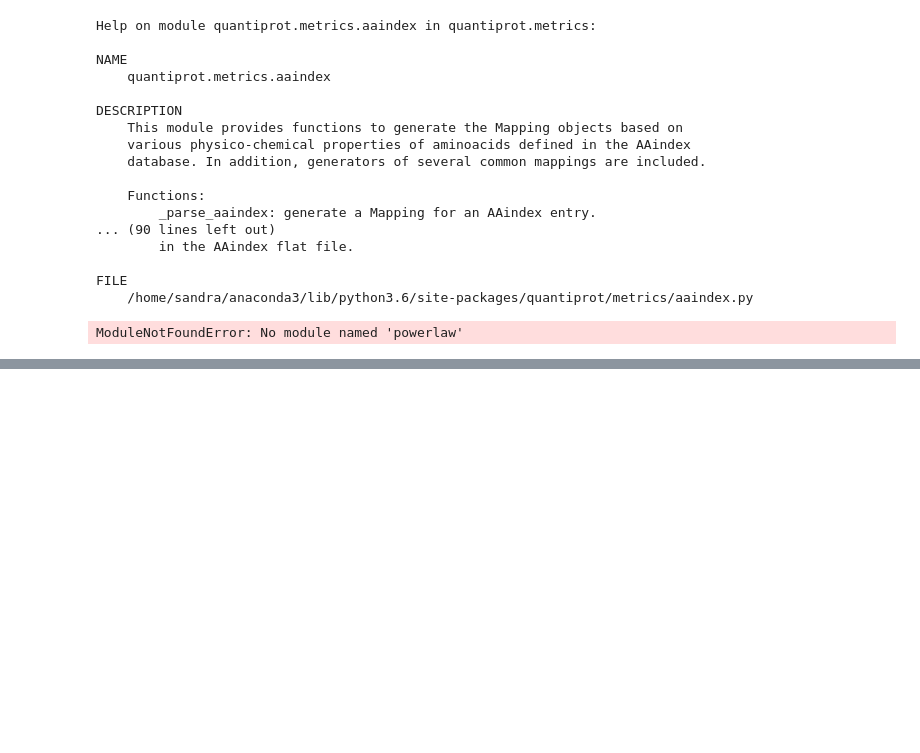
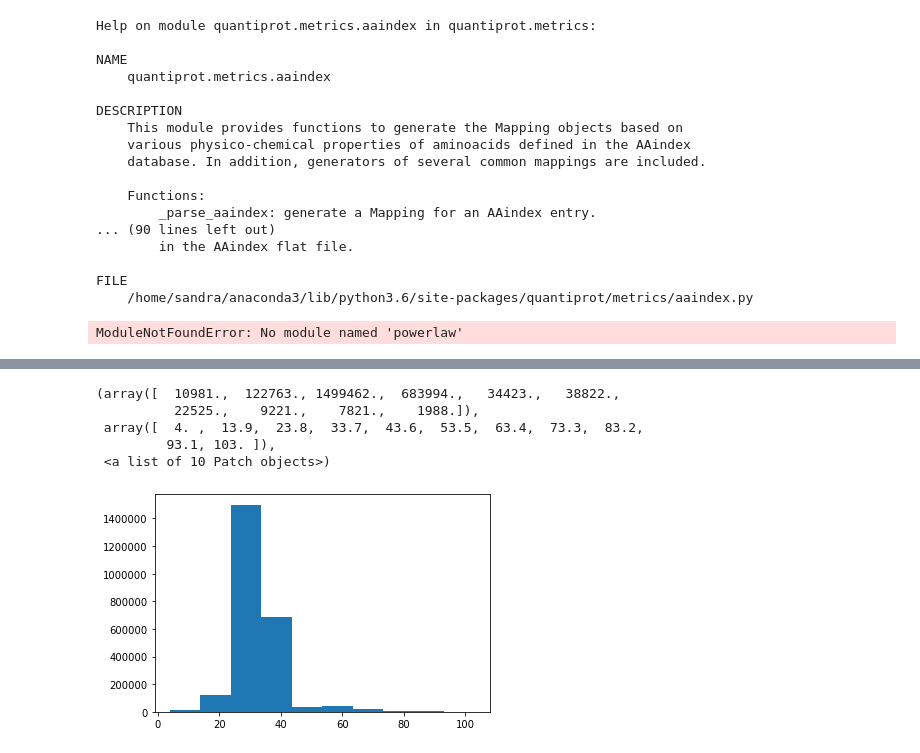
Before and after one commit to Umbriona/cycle_gan, a Jupyter notebook: scripts/Analysis/Data_Analysis.ipynb, the cells around one changed output, grey strips where cells are left out. Saved outputs shown, nothing was run; the diff lists cells and outputs as text; code cells hidden in the pictures; blank space fills up the shorter version.

```diff
--- a/scripts/Analysis/Data_Analysis.ipynb
+++ b/scripts/Analysis/Data_Analysis.ipynb
@@ -429,0 +508,11 @@ FILE "/mnt/Archive/Data_Sets"
+# %%
+import matplotlib.pyplot as plt
+
+plt.hist(temp)
+# %% [output]
+(array([  10981.,  122763., 1499462.,  683994.,   34423.,   38822.,
+          22525.,    9221.,    7821.,    1988.]),
+ array([  4. ,  13.9,  23.8,  33.7,  43.6,  53.5,  63.4,  73.3,  83.2,
+         93.1, 103. ]),
+ <a list of 10 Patch objects>)
+[figure, added]
```
Also changed, not shown: parts of 5 cells of this notebook, 6 other files.
